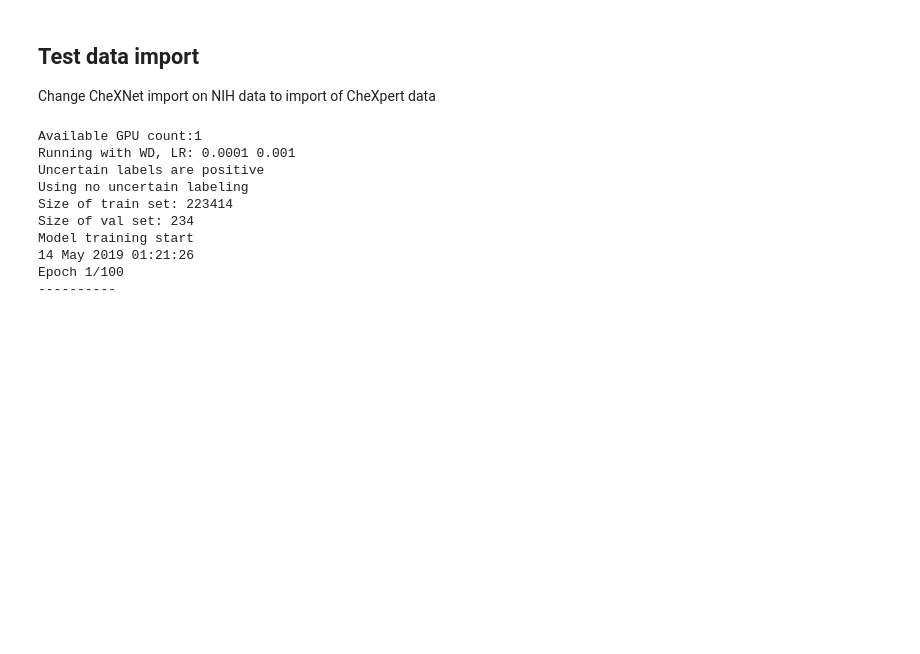
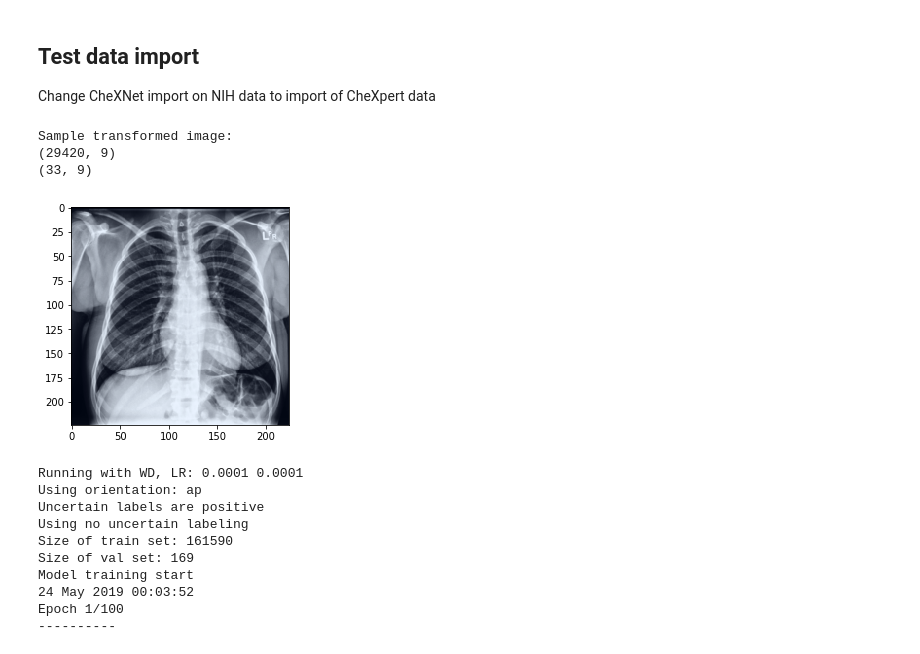
Before and after one commit to franklizhou/orientation-specific-chexnet, a Jupyter notebook: Test.ipynb, the cells around one changed output. Drawn from its saved outputs; the diff is of its cells as text; code cells hidden in the pictures; blank space fills up the shorter version.

Commit message:
started running models

```diff
--- a/Test.ipynb
+++ b/Test.ipynb
@@ -92,33 +92,47 @@ data_transforms = {
         transforms.Normalize(mean, std)
     ]),
 }
 
 # create train/val dataloaders
 transformed_datasets = {}
 transformed_datasets['train'] = CXP.CXPDataset(
     path_to_images=PATH_TO_IMAGES,
     path_to_csv=PATH_TO_CSV,
     fold='train',
     transform=data_transforms['train'],
+    #orientation='lat'
+    #orientation='ap'
+    orientation='pa'
 )
 transformed_datasets['val'] = CXP.CXPDataset(
     path_to_images=PATH_TO_IMAGES,
     path_to_csv=PATH_TO_CSV,
     fold='val',
     transform=data_transforms['val'],
+    #orientation='lat'
+    #orientation='ap'
+    orientation='pa'
 )
 
 #print(transformed_datasets['train'].df.iloc[1])
 #print(transformed_datasets['train'][0][0].shape)
 #print(transformed_datasets['val'][0][0].shape)
 
 img = random.choice(transformed_datasets['train'])[0]
 img = transformed_datasets['train'][0][0]
 img -= img.min()
 img /= img.max()
 
 print("Sample transformed image:")
 plt.imshow(img.permute(1, 2, 0))
+
+print(transformed_datasets['train'].df.shape)
+print(transformed_datasets['val'].df.shape)
+# %% [output]
+Sample transformed image:
+(29420, 9)
+(33, 9)
+[figure, added]
 # %%
 PATH_TO_CSV = "/home/frank_li_zhou/CheXpert-v1.0-small/"
 PATH_TO_CSV = "/home/frank_li_zhou/CheXpert-v1.0/"
@@ -128,24 +142,24 @@ LOGGER = []
 
 # adam
 WEIGHT_DECAY = 1e-4
-LEARNING_RATE = 0.001
+LEARNING_RATE = 0.0001
 
 # # sgd
 # WEIGHT_DECAY = 1e-4
 # LEARNING_RATE = 0.01
 
-torch.cuda.empty_cache()
+#torch.cuda.empty_cache()
 
-preds, aucs = M.train_cnn(PATH_TO_IMAGES, PATH_TO_CSV, LEARNING_RATE, WEIGHT_DECAY)
+preds, aucs = M.train_cnn(PATH_TO_IMAGES, PATH_TO_CSV, LEARNING_RATE, WEIGHT_DECAY, orientation='ap')
 # %% [output]
-Available GPU count:1
-Running with WD, LR: 0.0001 0.001
+Running with WD, LR: 0.0001 0.0001
+Using orientation: ap
 Uncertain labels are positive
 Using no uncertain labeling
-Size of train set: 223414
-Size of val set: 234
+Size of train set: 161590
+Size of val set: 169
 Model training start
-14 May 2019 01:21:26
+24 May 2019 00:03:52
 Epoch 1/100
 ----------
 # %%
```
Also changed, not shown: 3 other files.
